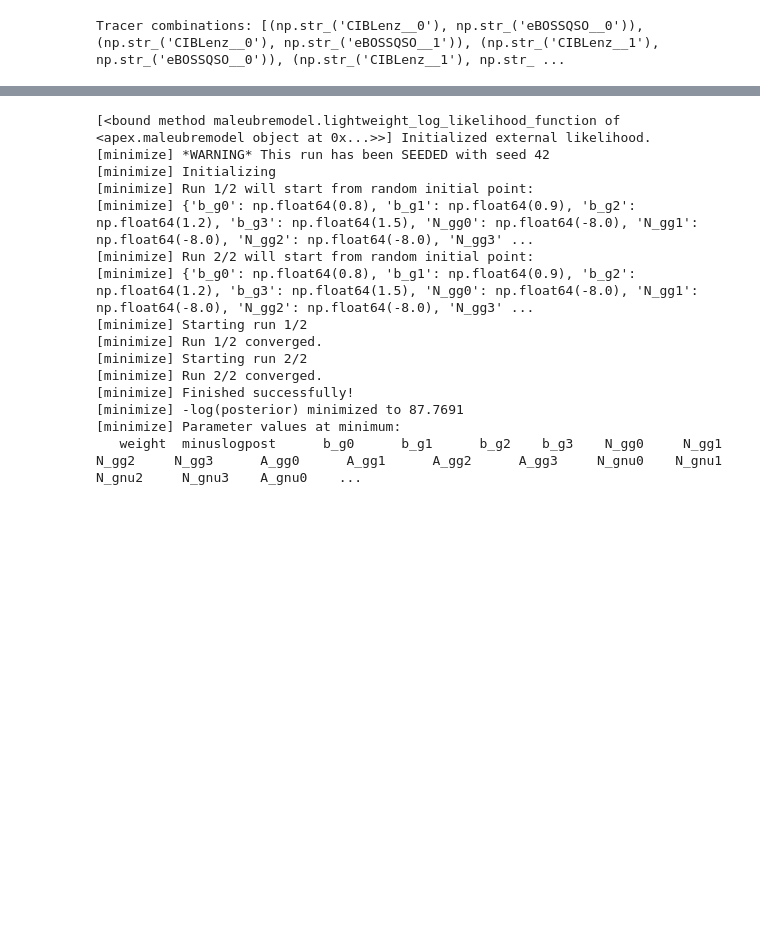
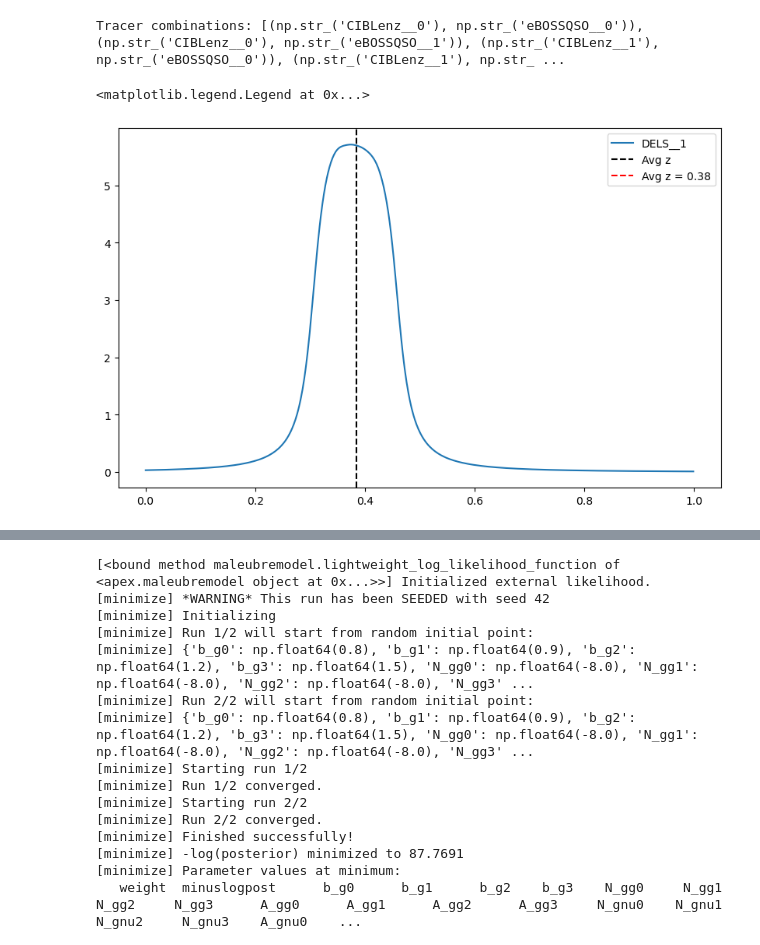
Before and after one commit to NattyDuzza/APEX, a Jupyter notebook: Examples/Example-Model-Fitting.ipynb, the cells around one changed output, grey strips where cells are left out. Drawn from its saved outputs; the diff is of its cells as text; code cells hidden in the pictures; blank space fills up the shorter version.

```diff
--- a/Examples/Example-Model-Fitting.ipynb
+++ b/Examples/Example-Model-Fitting.ipynb
@@ -35,6 +36,23 @@ sacc_data = sc.Sacc.load_fits('cls_cov_minimal_newcov.fits')
 print("Tracer combinations:", sacc_data.get_tracer_combinations())
 # %% [output]
 Tracer combinations: [(np.str_('CIBLenz__0'), np.str_('eBOSSQSO__0')), (np.str_('CIBLenz__0'), np.str_('eBOSSQSO__1')), (np.str_('CIBLenz__1'), np.str_('eBOSSQSO__0')), (np.str_('CIBLenz__1'), np.str_ ...
+# %%
+plt.figure(figsize=(10, 6))
+
+map = 'DELS__1'
+
+z = sacc_data.get_tracer(map).z
+nz = sacc_data.get_tracer(map).nz
+plt.plot(z, nz, label=map)
+
+avg = np.average(z, weights=nz)
+#line at average
+plt.axvline(avg, color='k', linestyle='--', label=f'Avg z')
+plt.plot([], [], color='red', linestyle='--', label=f'Avg z = {avg:.2f}')
+plt.legend()
+# %% [output]
+<matplotlib.legend.Legend at 0x...>
+[figure, added]
 # %%
 t = sacc_data.tracers['CIBLenz__2']
 # %%
```
Also changed, not shown: parts of 3 cells of this notebook, 6 other files.
